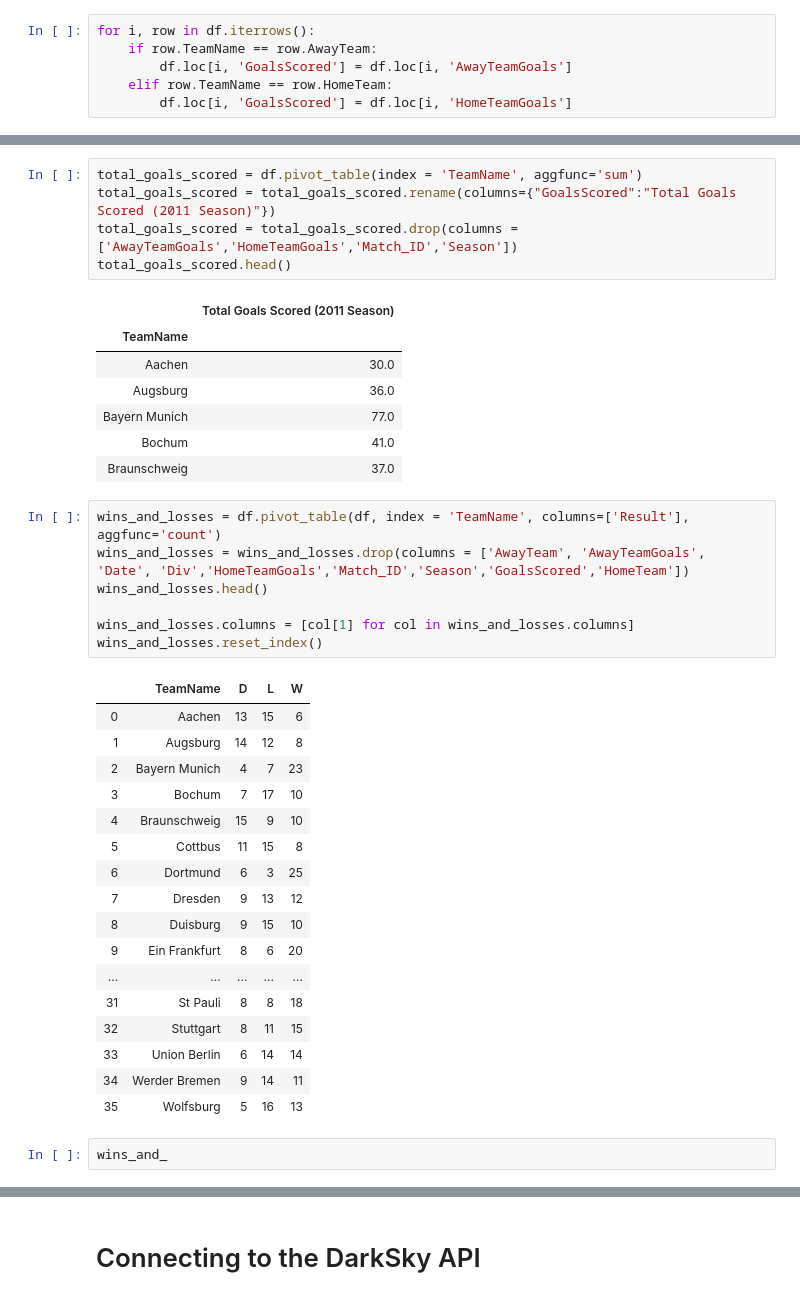
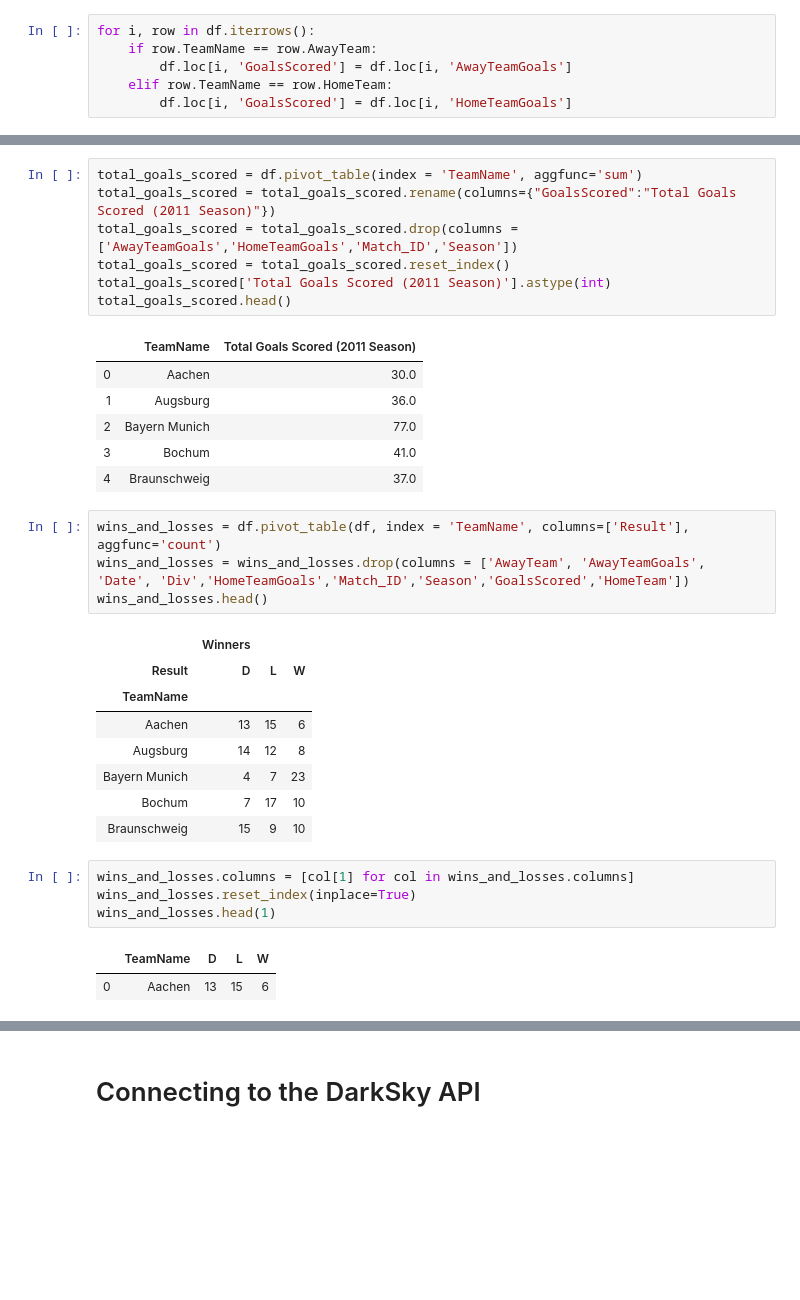
Before and after one commit to ravimalde/football_weather_project, a Jupyter notebook: project_2_football_and_weather_RM.ipynb, the cells around one changed output, grey strips where cells are left out. Drawn from its saved outputs; the diff is of its cells as text; blank space fills up the shorter version.

```diff
--- a/project_2_football_and_weather_RM.ipynb
+++ b/project_2_football_and_weather_RM.ipynb
@@ -80,39 +80,33 @@ df.head()
 total_goals_scored = df.pivot_table(index = 'TeamName', aggfunc='sum')
 total_goals_scored = total_goals_scored.rename(columns={"GoalsScored":"Total Goals Scored (2011 Season)"})
 total_goals_scored = total_goals_scored.drop(columns = ['AwayTeamGoals','HomeTeamGoals','Match_ID','Season'])
+total_goals_scored = total_goals_scored.reset_index()
+total_goals_scored['Total Goals Scored (2011 Season)'].astype(int)
 total_goals_scored.head()
 # %% [output]
-|  | Total Goals Scored (2011 Season) |
-| TeamName |  |
-| Aachen | 30.0 |
-| Augsburg | 36.0 |
-| Bayern Munich | 77.0 |
-| Bochum | 41.0 |
-| Braunschweig | 37.0 |
+|  | TeamName | Total Goals Scored (2011 Season) |
+| 0 | Aachen | 30.0 |
+| 1 | Augsburg | 36.0 |
+| 2 | Bayern Munich | 77.0 |
+| 3 | Bochum | 41.0 |
+| 4 | Braunschweig | 37.0 |
 # %%
 wins_and_losses = df.pivot_table(df, index = 'TeamName', columns=['Result'], aggfunc='count')
 wins_and_losses = wins_and_losses.drop(columns = ['AwayTeam', 'AwayTeamGoals', 'Date', 'Div','HomeTeamGoals','Match_ID','Season','GoalsScored','HomeTeam'])
 wins_and_losses.head()
-
-wins_and_losses.columns = [col[1] for col in wins_and_losses.columns]
-wins_and_losses.reset_index()
 # %% [output]
-|  | TeamName | D | L | W |
-| 0 | Aachen | 13 | 15 | 6 |
-| 1 | Augsburg | 14 | 12 | 8 |
-| 2 | Bayern Munich | 4 | 7 | 23 |
-| 3 | Bochum | 7 | 17 | 10 |
-| 4 | Braunschweig | 15 | 9 | 10 |
-| 5 | Cottbus | 11 | 15 | 8 |
-| 6 | Dortmund | 6 | 3 | 25 |
-| 7 | Dresden | 9 | 13 | 12 |
-| 8 | Duisburg | 9 | 15 | 10 |
-| 9 | Ein Frankfurt | 8 | 6 | 20 |
-| ... | ... | ... | ... | ... |
-| 31 | St Pauli | 8 | 8 | 18 |
-| 32 | Stuttgart | 8 | 11 | 15 |
-| 33 | Union Berlin | 6 | 14 | 14 |
-| 34 | Werder Bremen | 9 | 14 | 11 |
-| 35 | Wolfsburg | 5 | 16 | 13 |
+|  | Winners |  |  |
+| Result | D | L | W |
+| TeamName |  |  |  |
+| Aachen | 13 | 15 | 6 |
+| Augsburg | 14 | 12 | 8 |
+| Bayern Munich | 4 | 7 | 23 |
+| Bochum | 7 | 17 | 10 |
+| Braunschweig | 15 | 9 | 10 |
-# %%
-wins_and_
+# %%
+wins_and_losses.columns = [col[1] for col in wins_and_losses.columns]
+wins_and_losses.reset_index(inplace=True)
+wins_and_losses.head(1)
+# %% [output]
+|  | TeamName | D | L | W |
+| 0 | Aachen | 13 | 15 | 6 |
```
Also changed, not shown: parts of 23 cells of this notebook, 1 other file.
